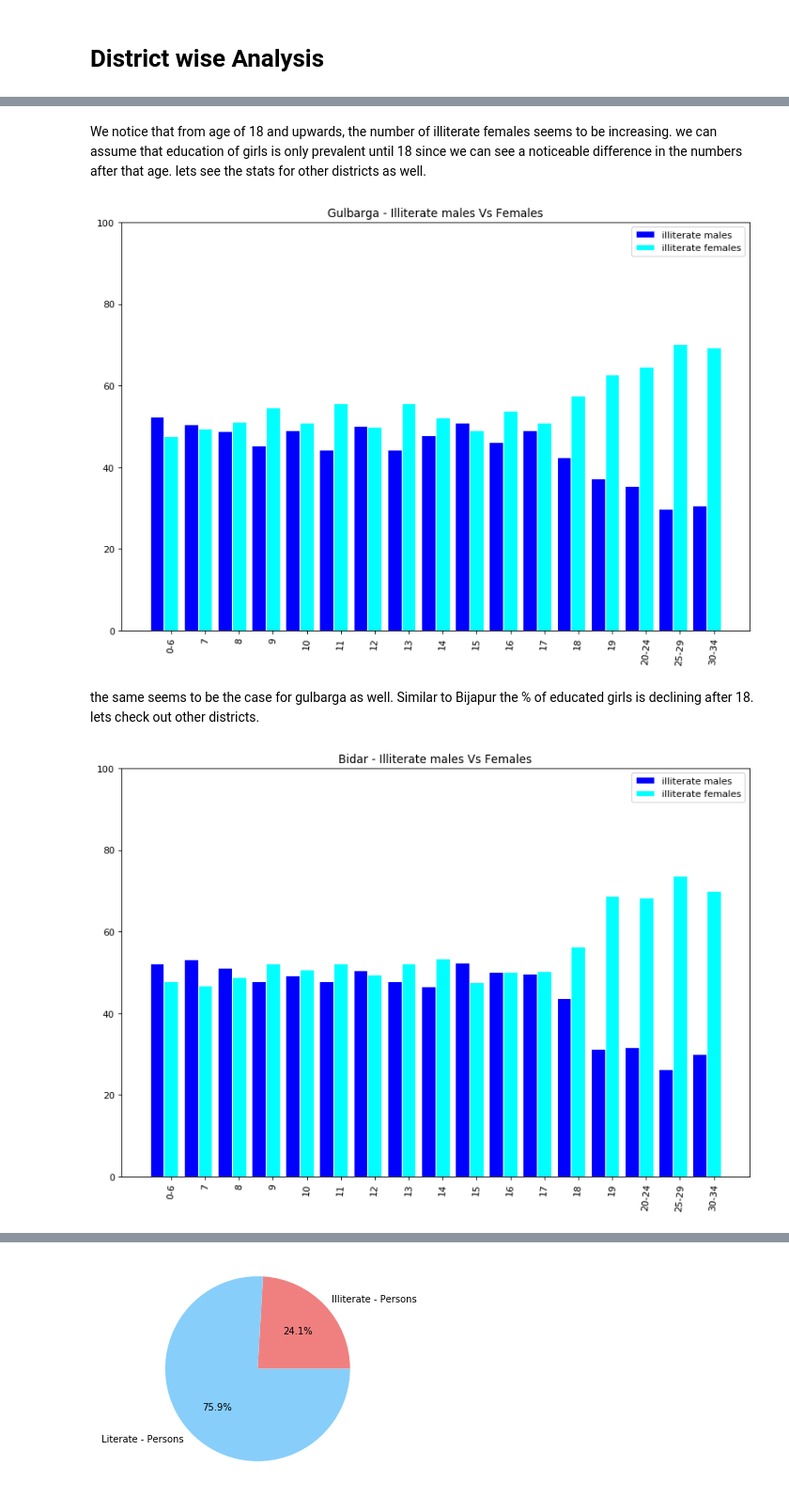
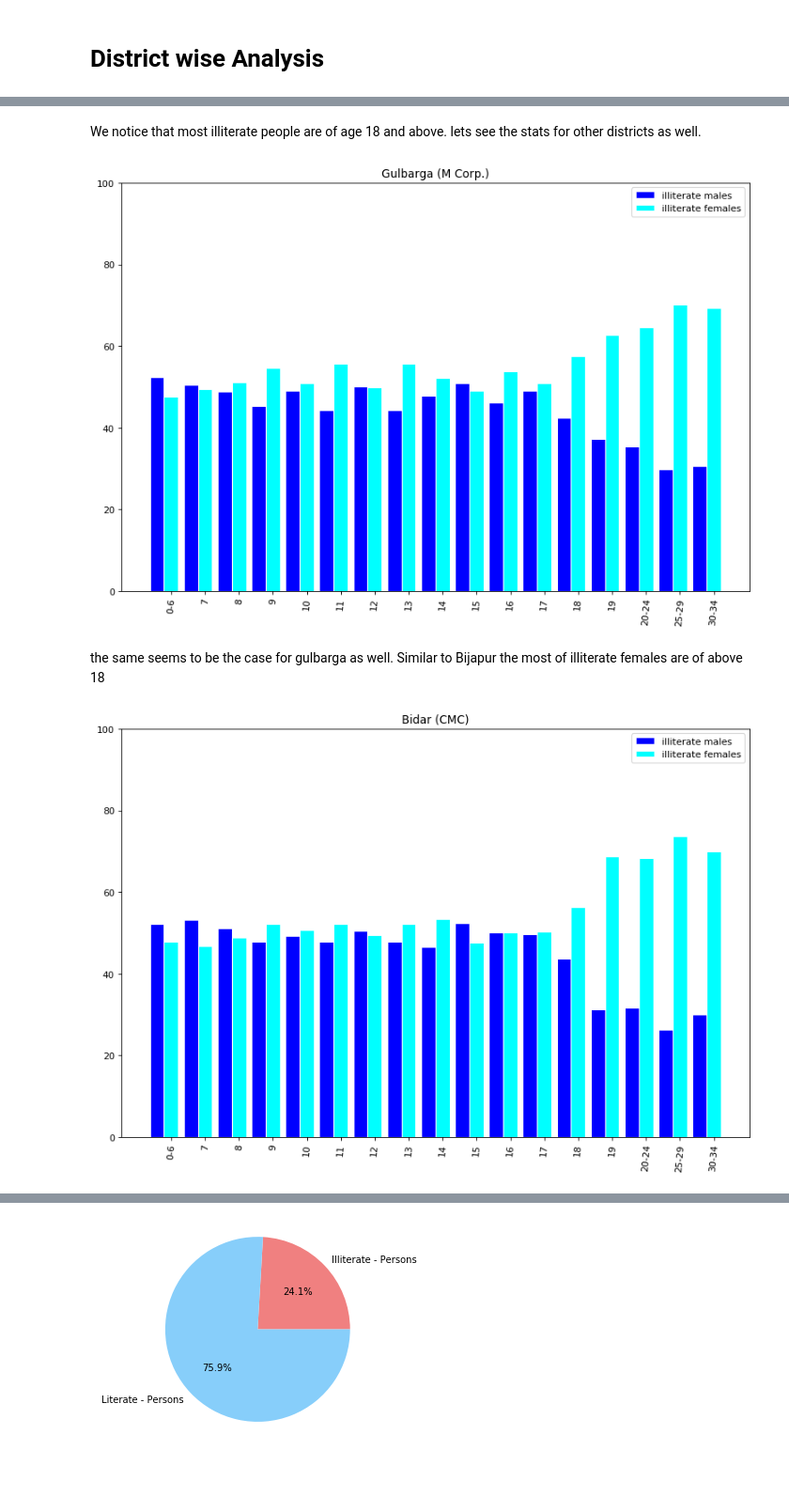
Before and after one commit to Tejas451/karnatakastats1, a Jupyter notebook: Untitled.ipynb, the cells around one changed output, grey strips where cells are left out. Shown: that part at 94% size. Drawn from its saved outputs; the diff is of its cells as text; code cells hidden in the pictures; blank space fills up the shorter version.

```diff
--- a/Untitled.ipynb
+++ b/Untitled.ipynb
@@ -92,7 +113,7 @@ this fuction will take the district name and graph title as the two arguements.
 # %% [markdown]
 # District wise Analysis
 # %%
-def statewise_stats(df,graph_title):
+def statewise_stats(df):
     df.iloc[:, 6:9] = 100*(df.iloc[:,6:9].div(df['Illiterate - Persons'], axis=0))
     barWidth = 0.42
     r1 = np.arange(len(df.index))
@@ -104,7 +125,7 @@ def statewise_stats(df,graph_title):
     plt.xticks([r + barWidth for r in range(len(df.index))], df['Age-Group'])
     plt.xticks(rotation=85)
     plt.ylim(0, 100)
-    plt.title(graph_title)
+    plt.title(df['Area Name'].iloc[0])
     plt.legend()
     plt.show()
 # %%
@@ -117,21 +138,19 @@ statewise_stats(Bijapur,'Bijapur - Illiterate males Vs Females')
-# %% [markdown]
-We notice that from age of 18 and upwards, the number of illiterate females seems to be increasing.
-we can assume that education of girls is only prevalent until 18 since we can see a noticeable difference in the numbers after that age.
-lets see the stats for other districts as well.
+# %% [markdown]
+We notice that most illiterate people are of age 18 and above.
+lets see the stats for other districts as well.
 # %%
-##lets see the specs for Gulbarga. we will only target people till the age of 40 for educational outreach program.
+##lets see the specs for Gulbarga. we will only target people till the age of 35 for educational outreach program.
 
 Gulbarga=dataset[dataset['Area Name'] == 'Gulbarga (M Corp.)' ].iloc[1:18, :]
-statewise_stats(Gulbarga,'Gulbarga - Illiterate males Vs Females')
+statewise_stats(Gulbarga)
 # %% [output]
-[figure, old version]
+[figure, new version]
 # %% [markdown]
-the same seems to be the case for gulbarga as well. Similar to Bijapur the % of educated girls is declining after 18.
-lets check out other districts.
+the same seems to be the case for gulbarga as well. Similar to Bijapur the most of illiterate females are of above 18
 # %%
-##lets see the specs for Bidar we will only target people till the age of 40 for educational outreach program.
+##lets see the specs for Bidar we will only target people till the age of 35 for educational outreach program.
 
 Bidar=dataset[dataset['Area Name'] == 'Bidar (CMC)' ].iloc[1:18, :]
-statewise_stats(Bidar,'Bidar - Illiterate males Vs Females')
+statewise_stats(Bidar)
 # %% [output]
-[figure, old version]
+[figure, new version]
```
Also changed, not shown: parts of 29 cells of this notebook, 1 other file.
